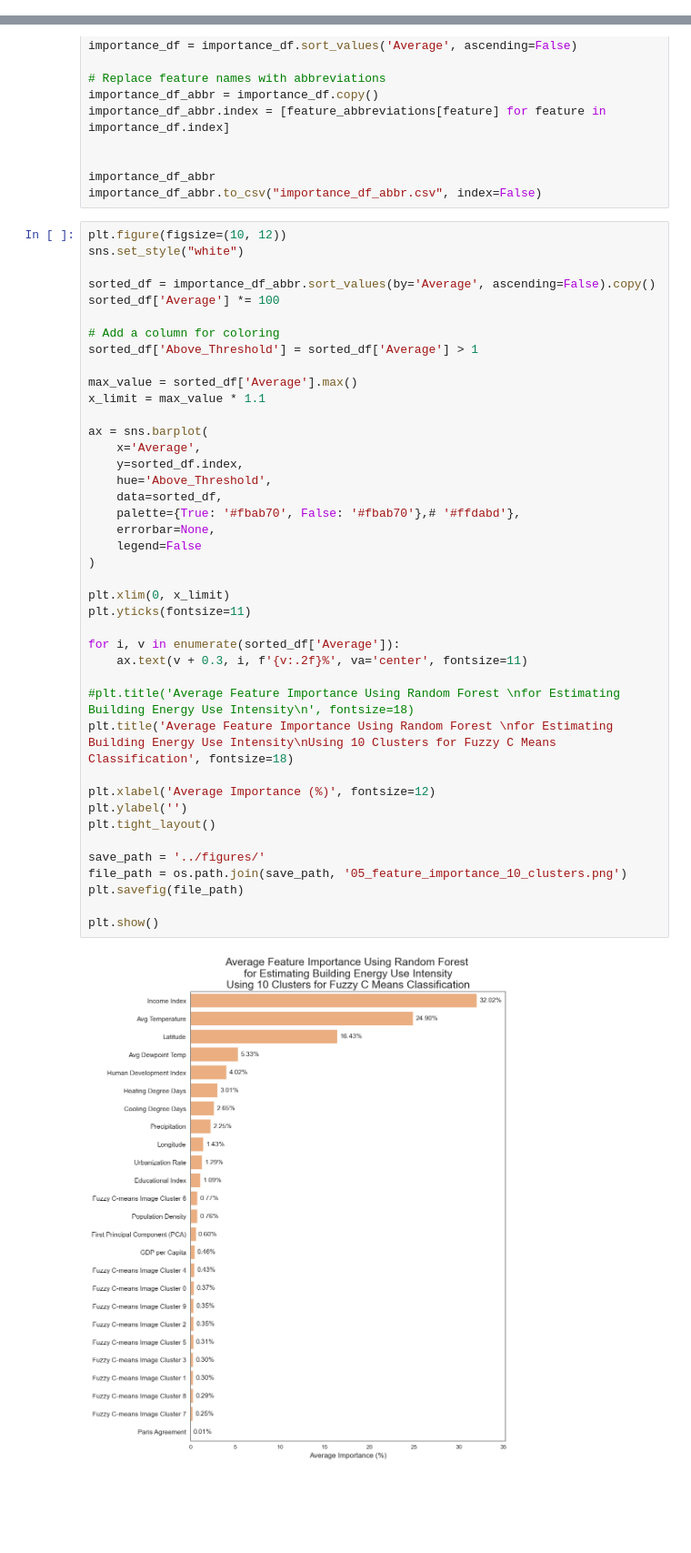
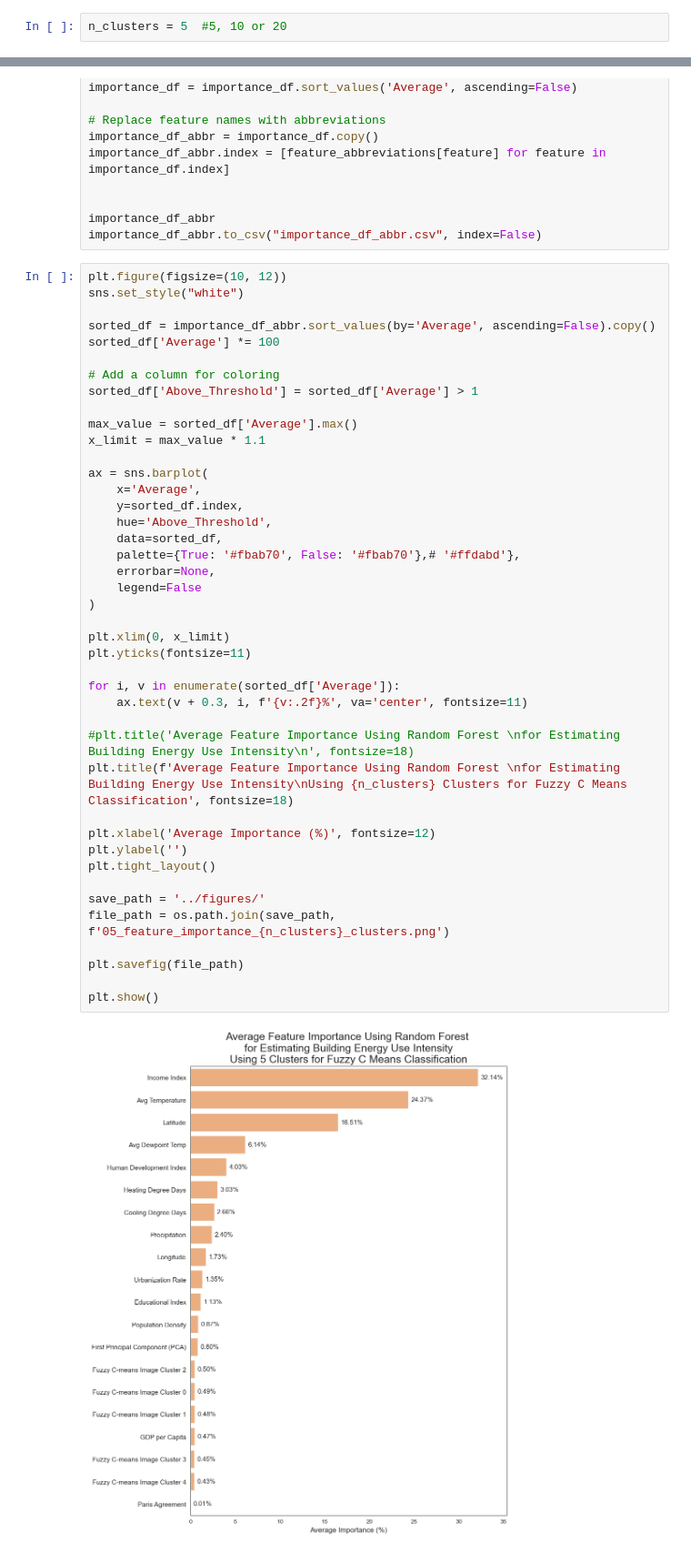
Before and after one commit to AliciaXia222/Capstone-Team-Climate-Trace, a Jupyter notebook: notebooks/050_FeatureImportance.ipynb, the cells around one changed output, grey strips where cells are left out. Shown at 91% size. Saved outputs shown, nothing was run; the diff lists cells and outputs as text; blank space fills up the shorter version.

Commit message:
update feature importance

```diff
--- a/notebooks/050_FeatureImportance.ipynb
+++ b/notebooks/050_FeatureImportance.ipynb
@@ -10,3 +12,5 @@ import os
+# %%
+n_clusters = 5  #5, 10 or 20
 # %%
 output_path = "../data/03_processed/merged_df.csv"
 merged_df = pd.read_csv(output_path)
@@ -272,33 +199,34 @@ sorted_df['Above_Threshold'] = sorted_df['Average'] > 1
 max_value = sorted_df['Average'].max()
 x_limit = max_value * 1.1
 
 ax = sns.barplot(
     x='Average',
     y=sorted_df.index,
     hue='Above_Threshold',
     data=sorted_df,
     palette={True: '#fbab70', False: '#fbab70'},# '#ffdabd'},
     errorbar=None,
     legend=False
 )
 
 plt.xlim(0, x_limit)
 plt.yticks(fontsize=11)
 
 for i, v in enumerate(sorted_df['Average']):
     ax.text(v + 0.3, i, f'{v:.2f}%', va='center', fontsize=11)
 
 #plt.title('Average Feature Importance Using Random Forest \nfor Estimating Building Energy Use Intensity\n', fontsize=18)
-plt.title('Average Feature Importance Using Random Forest \nfor Estimating Building Energy Use Intensity\nUsing 10 Clusters for Fuzzy C Means Classification', fontsize=18)
+plt.title(f'Average Feature Importance Using Random Forest \nfor Estimating Building Energy Use Intensity\nUsing {n_clusters} Clusters for Fuzzy C Means Classification', fontsize=18)
 
 plt.xlabel('Average Importance (%)', fontsize=12)
 plt.ylabel('')
 plt.tight_layout()
 
 save_path = '../figures/'
-file_path = os.path.join(save_path, '05_feature_importance_10_clusters.png')
+file_path = os.path.join(save_path, f'05_feature_importance_{n_clusters}_clusters.png')
+
 plt.savefig(file_path)
 
 plt.show()
 # %% [output]
-[figure, old version]
+[figure, new version]
```
Also changed, not shown: parts of 2 cells of this notebook, 1 other file.
